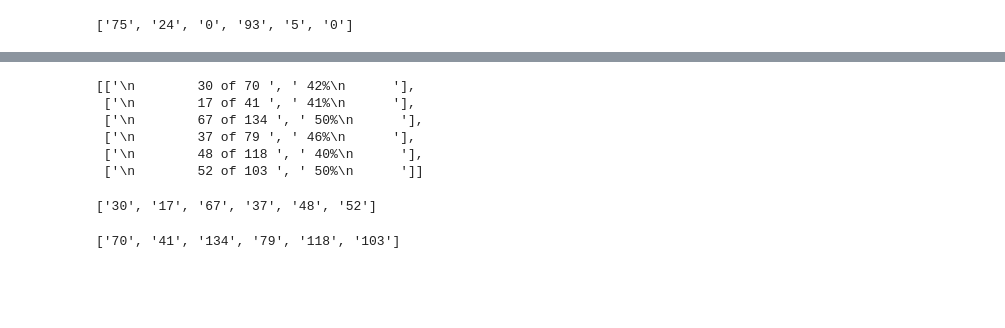
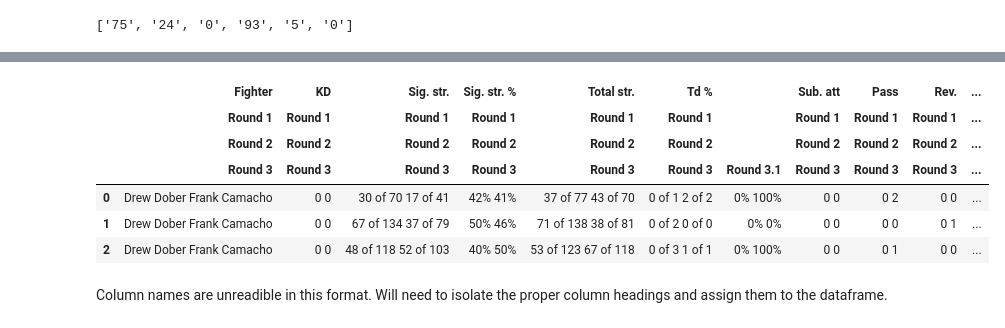
Before and after one commit to Neji128/Creating-a-SQL-Server-via-Web-Scrapping, a Jupyter notebook: data/Web_Scrapping.ipynb, the cells around one changed output, grey strips where cells are left out. Cells and saved outputs as stored; diff of their text form; code cells hidden in the pictures; blank space fills up the shorter version.

```diff
--- a/data/Web_Scrapping.ipynb
+++ b/data/Web_Scrapping.ipynb
@@ -496,9 +431,0 @@ processing_list = [stat.text.split('-') for stat in per_round_stats]
-# %%
-processing_list
-# %% [output]
-[['\n        30 of 70 ', ' 42%\n      '],
- ['\n        17 of 41 ', ' 41%\n      '],
- ['\n        67 of 134 ', ' 50%\n      '],
- ['\n        37 of 79 ', ' 46%\n      '],
- ['\n        48 of 118 ', ' 40%\n      '],
- ['\n        52 of 103 ', ' 50%\n      ']]
@@ -507,10 +432,14 @@ sig_strikes = [x[0].split('of') for x in processing_list]
-# %%
-sstrikes_landed = [x[0].strip() for x in sig_strikes]
-sstrikes_landed
-# %% [output]
-['30', '17', '67', '37', '48', '52']
-# %%
-sstrikes_attempted = [x[1].strip() for x in sig_strikes]
-sstrikes_attempted
-# %% [output]
-['70', '41', '134', '79', '118', '103']
+# %%
+fight_by_round = pd.merge(test[1], test[3])
+
+fight_by_round
+# %% [output]
+|  | Fighter | KD | Sig. str. | Sig. str. % | Total str. | Td % |  | Sub. att | Pass | Rev. | ... |
+|  | Round 1 | Round 1 | Round 1 | Round 1 | Round 1 | Round 1 |  | Round 1 | Round 1 | Round 1 | ... |
+|  | Round 2 | Round 2 | Round 2 | Round 2 | Round 2 | Round 2 |  | Round 2 | Round 2 | Round 2 | ... |
+|  | Round 3 | Round 3 | Round 3 | Round 3 | Round 3 | Round 3 | Round 3.1 | Round 3 | Round 3 | Round 3 | ... |
+| 0 | Drew Dober Frank Camacho | 0 0 | 30 of 70 17 of 41 | 42% 41% | 37 of 77 43 of 70 | 0 of 1 2 of 2 | 0% 100% | 0 0 | 0 2 | 0 0 | ... |
+| 1 | Drew Dober Frank Camacho | 0 0 | 67 of 134 37 of 79 | 50% 46% | 71 of 138 38 of 81 | 0 of 2 0 of 0 | 0% 0% | 0 0 | 0 0 | 0 1 | ... |
+| 2 | Drew Dober Frank Camacho | 0 0 | 48 of 118 52 of 103 | 40% 50% | 53 of 123 67 of 118 | 0 of 3 1 of 1 | 0% 100% | 0 0 | 0 1 | 0 0 | ... |
+# %% [markdown]
+Column names are unreadible in this format. Will need to isolate the proper column headings and assign them to the dataframe.
```
Also changed, not shown: parts of 41 cells of this notebook, 6 other files.
